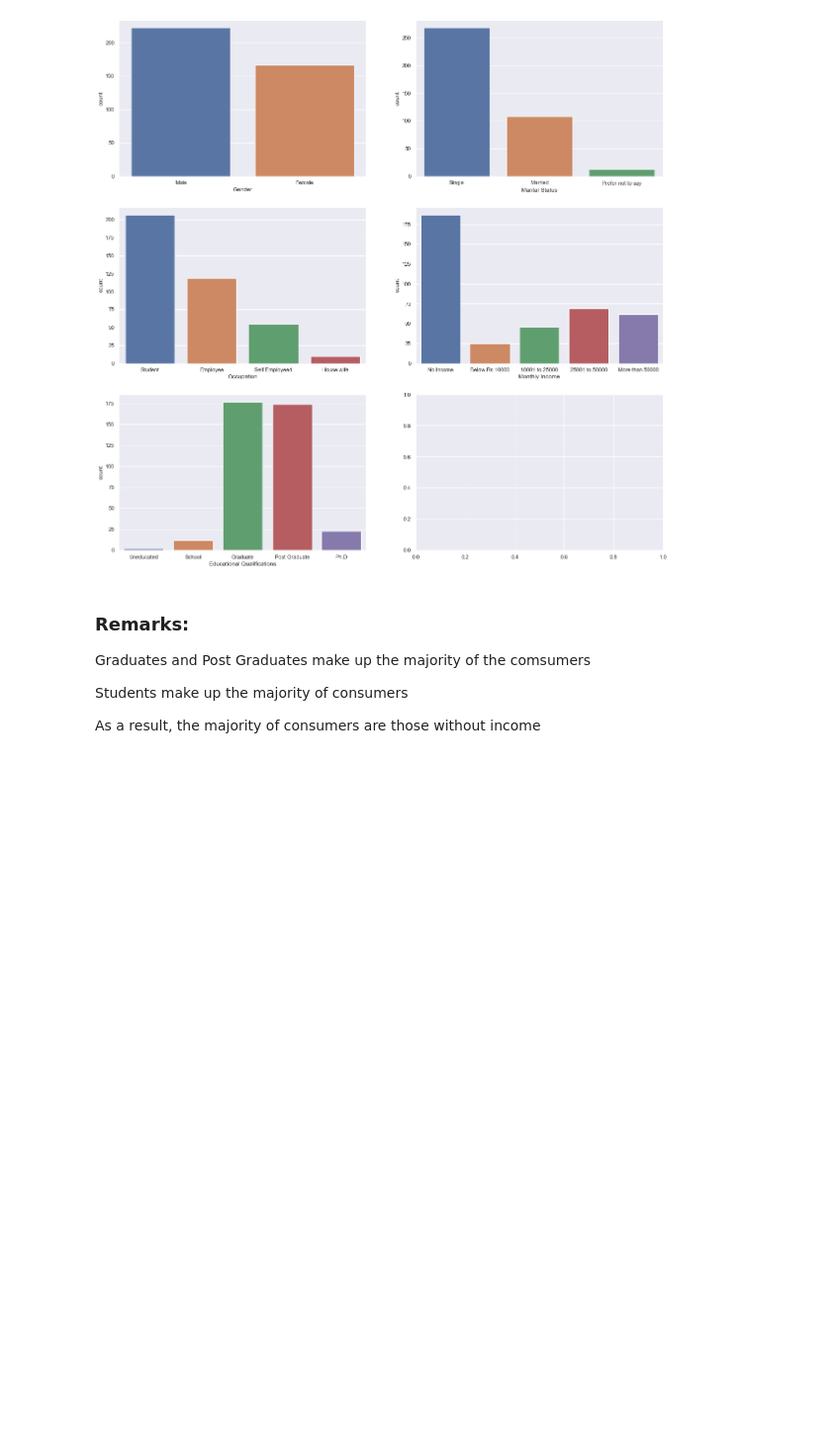
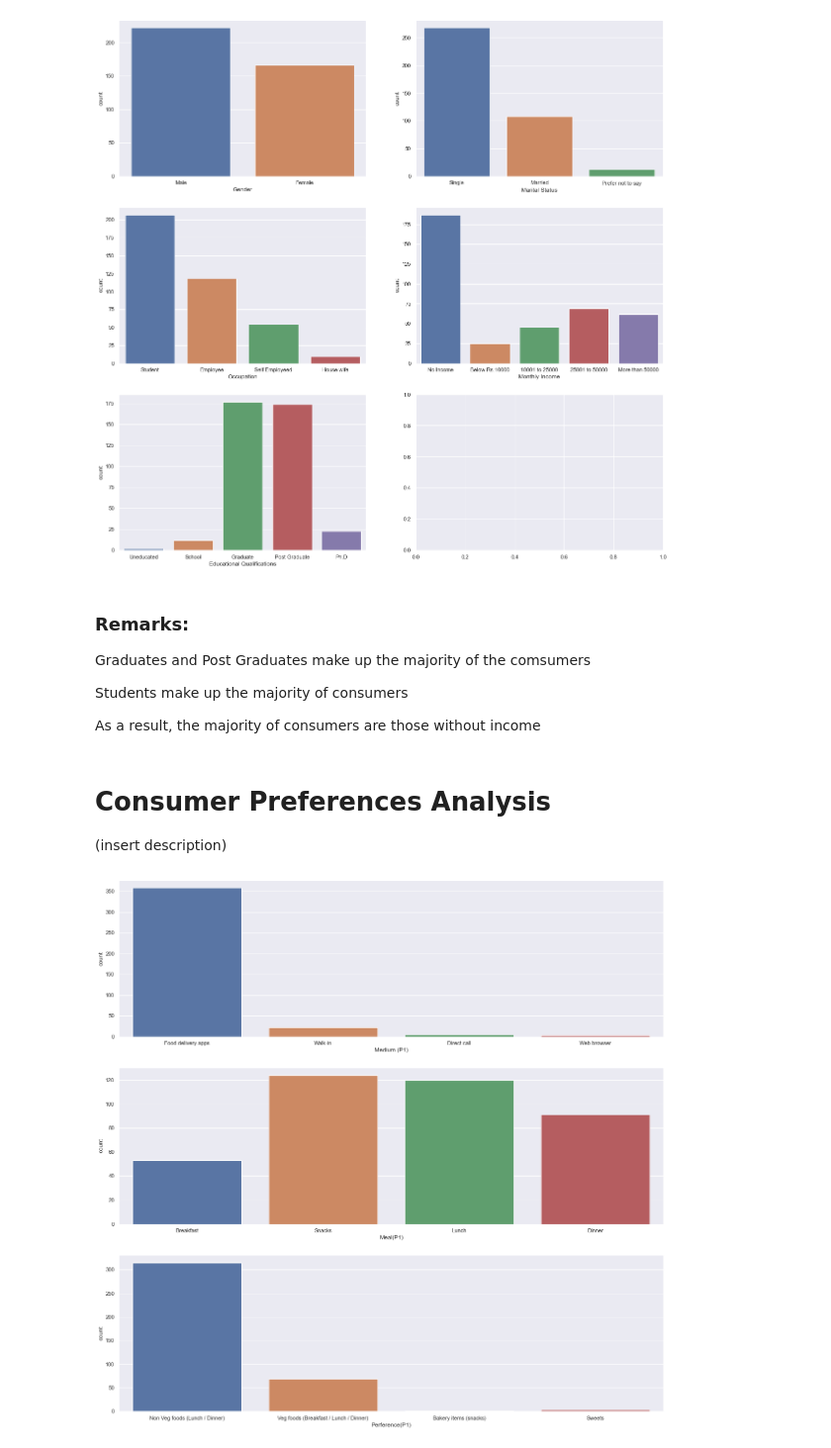
Before and after one commit to DanielxDante/restaurant-conundrum, a Jupyter notebook: Online Food Delivery Preferences.ipynb, the cells around one changed output. Shown: that part at 99% size. Drawn from its saved outputs; the diff is of its cells as text; code cells hidden in the pictures; blank space fills up the shorter version.

Commit message:
Update Online Food Delivery Preferences.ipynb
did all the univariate, just need to input the remarks/description/analysis

```diff
--- a/Online Food Delivery Preferences.ipynb
+++ b/Online Food Delivery Preferences.ipynb
@@ -102,3 +135,21 @@ Graduates and Post Graduates make up the majority of the comsumers
 Students make up the majority of consumers
 
 As a result, the majority of consumers are those without income
+# %% [markdown]
+# Consumer Preferences Analysis
+(insert description)
+# %%
+f, axes = plt.subplots(3, 1, figsize = (20, 20))
+
+# f = sb.countplot(x= "Meal (P1)", data = foodDelivery, ax = axes[0,0], order = ["Male", "Female"])
+# f = sb.countplot(x= "Marital Status", data = foodDelivery, ax = axes[0,1])
+# f = sb.countplot(x= "Occupation", data = foodDelivery, ax = axes[1,0])
+# f = sb.countplot(x= "Monthly Income", data = foodDelivery, ax = axes[1,1], order = ["No Income", "Below Rs.10000", "10001 to 25000",
+# "25001 to 50000", "More than 50000"])
+# f = sb.countplot(x= "Educational Qualifications", data = foodDelivery, ax = axes[2,0], order = ["Uneducated", "School", "Graduate", "Post Graduate", "Ph.D"])
+
+f = sb.countplot(x= "Medium (P1)", data = foodDelivery, ax = axes[0])
+f = sb.countplot(x= "Meal(P1)", data = foodDelivery, ax= axes[1])
+f = sb.countplot(x= "Perference(P1)", data = foodDelivery, ax= axes[2])
+# %% [output]
+[figure, added]
```
Also changed, not shown: parts of 21 cells of this notebook.
